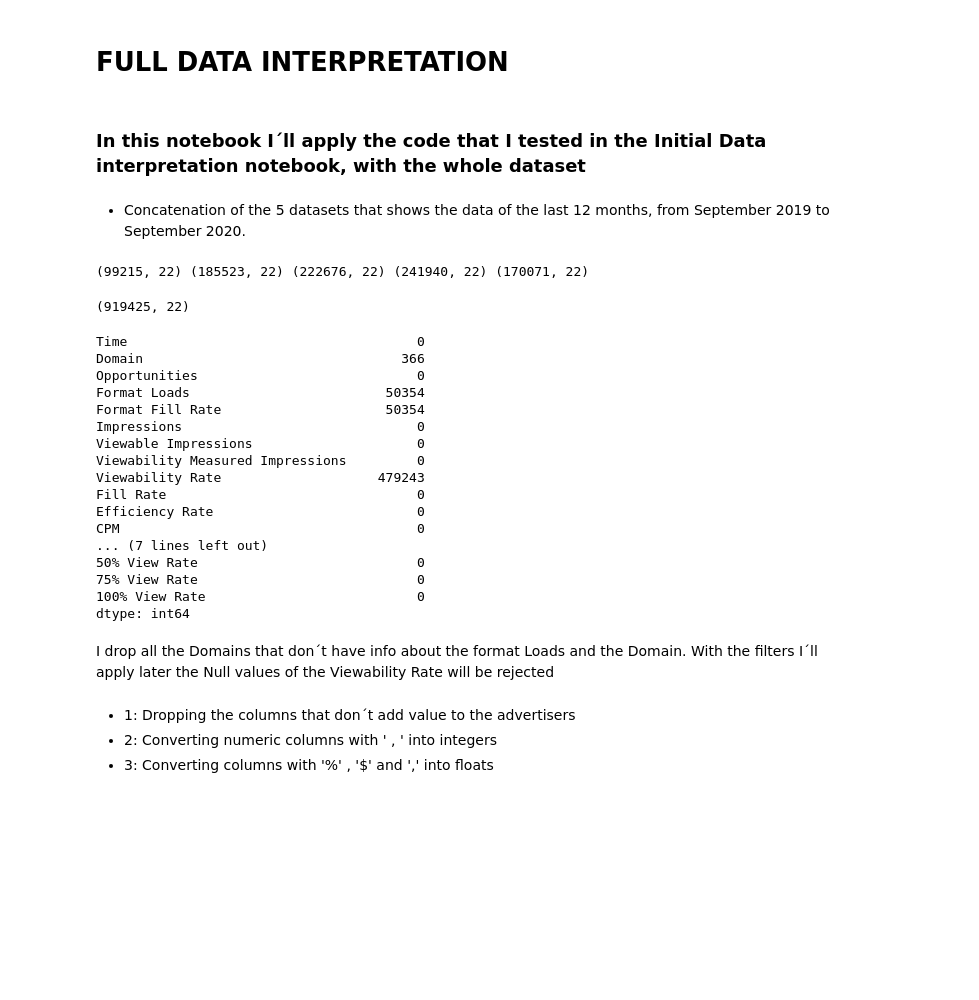
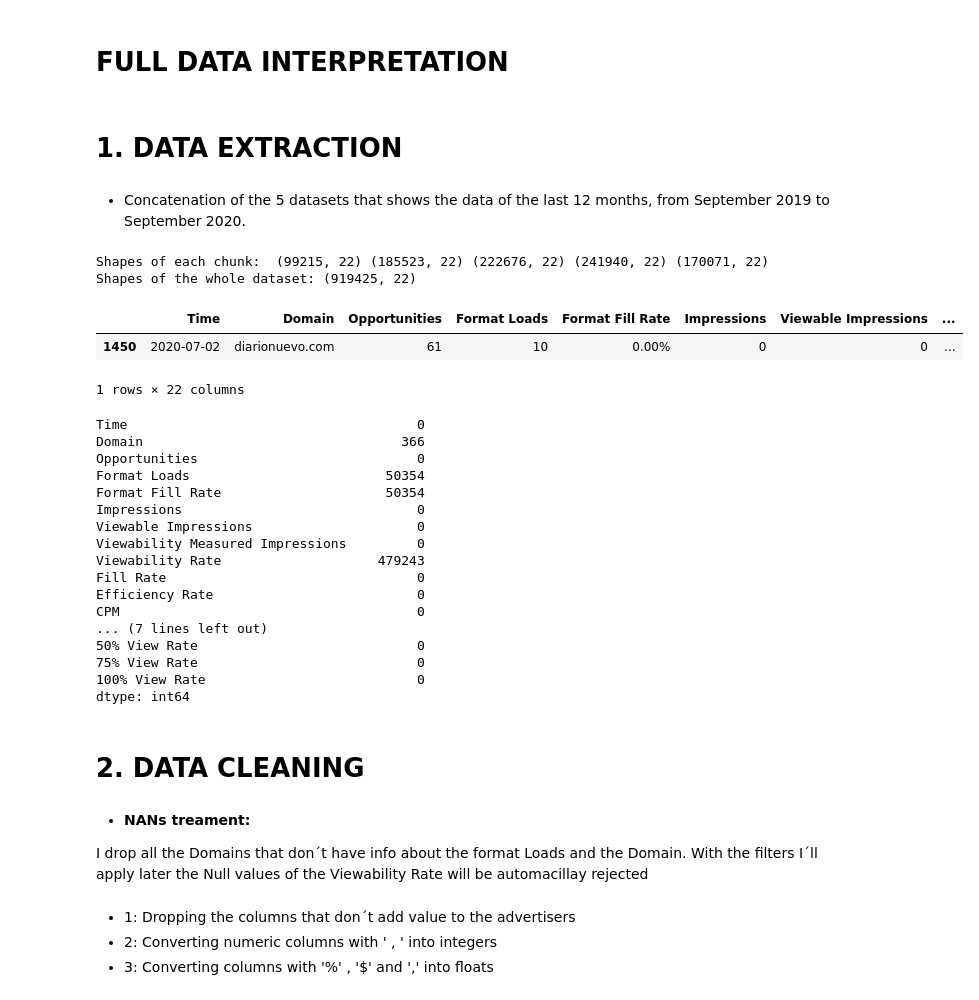
Before and after one commit to rfisla/FINAL-PROJECT-OF-KSCHOOL-MASTER, a Jupyter notebook: Full Data Interpretation.ipynb, the cells around one changed output. Saved outputs shown, nothing was run; the diff lists cells and outputs as text; code cells hidden in the pictures; blank space fills up the shorter version.

```diff
--- a/Full Data Interpretation.ipynb
+++ b/Full Data Interpretation.ipynb
@@ -1,7 +1,7 @@
 # %% [markdown]
 # FULL DATA INTERPRETATION
-# %% [markdown]
-### In this notebook I´ll apply the code that I tested in the Initial Data interpretation notebook, with the whole dataset
+# %% [markdown]
+# 1. DATA EXTRACTION
 # %%
 import pandas as pd
 import numpy as np
@@ -14,38 +17,43 @@ pd.options.display.float_format = '{:.2f}'.format #So the numbers will not appea
 # %%
 chunk1=pd.read_csv("DATA/Data from September 2019 to October 2019.csv", thousands='.',parse_dates=['Time'])
 chunk2=pd.read_csv("DATA/Data From October 2019 to Jan 2020.csv", thousands='.',parse_dates=['Time'])
 chunk3=pd.read_csv("DATA/Data From Jan to April 2020.csv", thousands='.',parse_dates=['Time'])
 chunk4=pd.read_csv("DATA/Data From April to July 2020.csv", thousands='.',parse_dates=['Time'])
 chunk5=pd.read_csv("DATA/Data from July 2020 to September 2020.csv", thousands='.',parse_dates=['Time'])
-print(chunk1.shape, chunk2.shape, chunk3.shape, chunk4.shape,chunk5.shape)
+print('Shapes of each chunk: ',chunk1.shape, chunk2.shape, chunk3.shape, chunk4.shape,chunk5.shape)
+
+daily_data = pd.concat([chunk1,chunk2,chunk3,chunk4,chunk5])
+print('Shapes of the whole dataset:', daily_data.shape)
+
+display(daily_data.sample(1))
+daily_data.isnull().sum()
 # %% [output]
-(99215, 22) (185523, 22) (222676, 22) (241940, 22) (170071, 22)
+Shapes of each chunk:  (99215, 22) (185523, 22) (222676, 22) (241940, 22) (170071, 22)
+Shapes of the whole dataset: (919425, 22)
+|  | Time | Domain | Opportunities | Format Loads | Format Fill Rate | Impressions | Viewable Impressions | ... |
+| 1450 | 2020-07-02 | diarionuevo.com | 61 | 10 | 0.00% | 0 | 0 | ... |
+1 rows × 22 columns
+Time                                     0
+Domain                                 366
+Opportunities                            0
+Format Loads                         50354
+Format Fill Rate                     50354
+Impressions                              0
+Viewable Impressions                     0
+Viewability Measured Impressions         0
+Viewability Rate                    479243
+Fill Rate                                0
+Efficiency Rate                          0
+CPM                                      0
+... (7 lines left out)
+50% View Rate                            0
+75% View Rate                            0
+100% View Rate                           0
+dtype: int64
-# %%
-data = pd.concat([chunk1,chunk2,chunk3,chunk4,chunk5])
-data.shape
-# %% [output]
-(919425, 22)
-# %%
-data.isnull().sum()
-# %% [output]
-Time                                     0
-Domain                                 366
-Opportunities                            0
-Format Loads                         50354
-Format Fill Rate                     50354
-Impressions                              0
-Viewable Impressions                     0
-Viewability Measured Impressions         0
-Viewability Rate                    479243
-Fill Rate                                0
-Efficiency Rate                          0
-CPM                                      0
-... (7 lines left out)
-50% View Rate                            0
-75% View Rate                            0
-100% View Rate                           0
-dtype: int64
+# %% [markdown]
+# 2. DATA CLEANING
 # %% [markdown]
-I drop all the Domains that don´t have info about the format Loads and the Domain. With the filters I´ll apply later the
-Null values of the Viewability Rate will be rejected
+- **NANs treament:**
+
+I drop all the Domains that don´t have info about the format Loads and the Domain. With the filters I´ll apply later the Null values of the Viewability Rate will be automacillay rejected
 # %%
```
Also changed, not shown: parts of 86 cells of this notebook.
